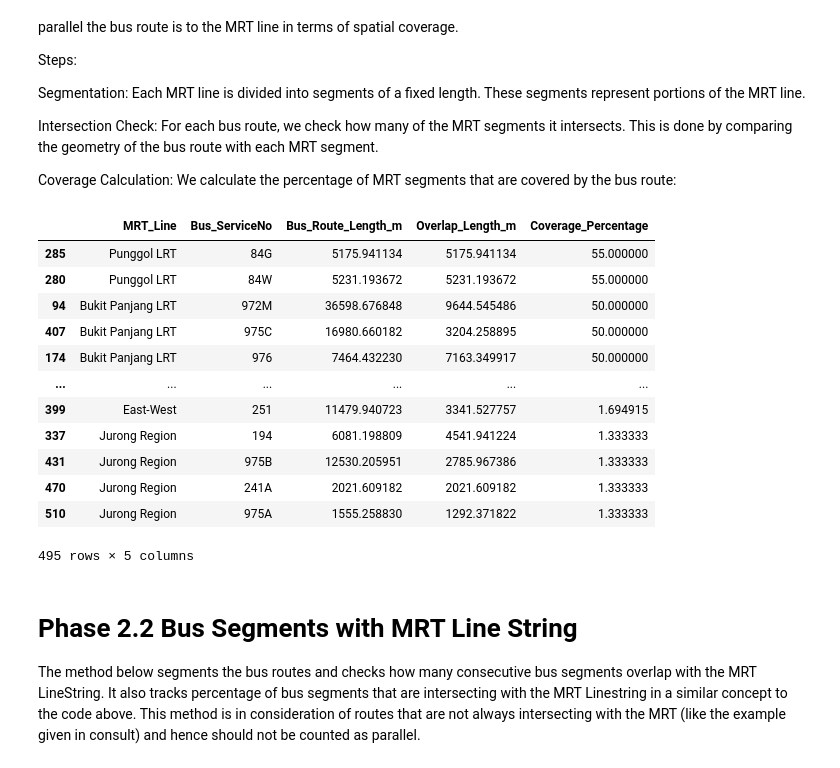
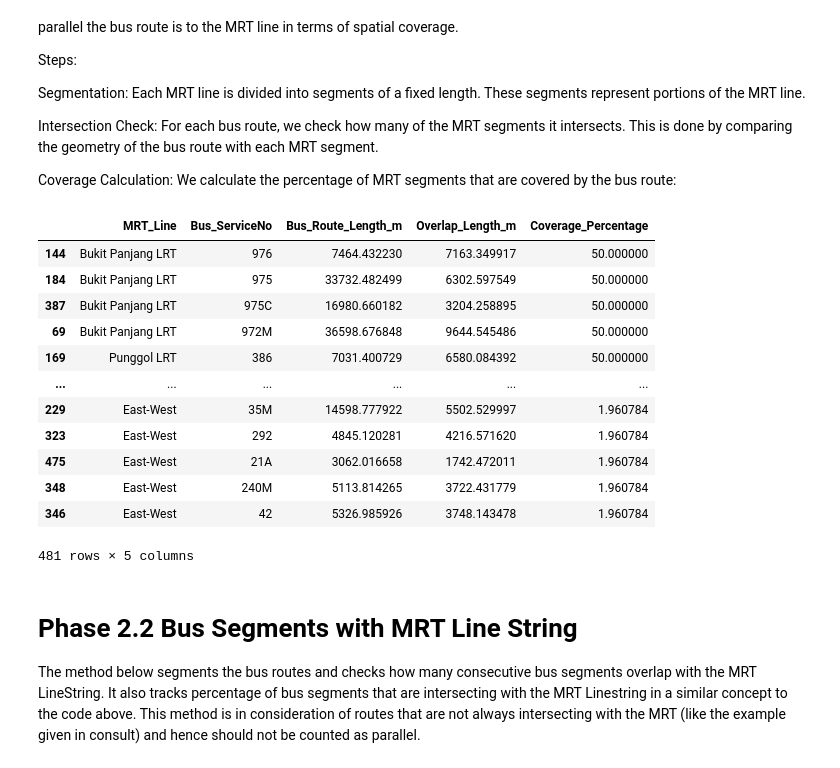
Before and after one commit to ajjajjajjajj/dsa4264-lta-geospatial, a Jupyter notebook: Parallel_Route.ipynb, the cells around one changed output. Drawn from its saved outputs; the diff is of its cells as text; code cells hidden in the pictures.

Commit message:
Update geospatial analysis for new MRT Linestrings

```diff
--- a/Parallel_Route.ipynb
+++ b/Parallel_Route.ipynb
@@ -364,0 +400,16 @@ else:
+# %%
+## Create Linestring for MRT without station info
+mrt_linestrings_only = {}
+for line_name, line_data in line_strings_per_station_line.items():
+    if len(line_strings_per_station_line[line_name]) == 1:
+        mrt_line = line_data[0]['LineString']
+        mrt_linestrings_only[line_name] = mrt_line  # Store the line
+
+    elif len(line_strings_per_station_line[line_name]) >= 1:
+
+        all_lines = [line_data[i]['LineString'] for i in range(len(line_strings_per_station_line[line_name]))]
+        # Union all LineStrings into a single geometry
+        combined_mrt_line = unary_union(all_lines)
+        mrt_linestrings_only[line_name] = combined_mrt_line # Store the combined line
+
+mrt_linestrings_only['East-West']
@@ -473,9 +596,21 @@ bus_routes_lines = bus_routes_lines.to_crs(epsg=32648)
 mrt_buffers = {}  # Dictionary to store buffers for each MRT line
 
 for line_name, line_data in line_strings_per_station_line.items():
-    mrt_line = line_data['LineString']
-    mrt_buffer = mrt_line.buffer(buffer_distance)  # Create a buffer around the MRT line
-    mrt_buffers[line_name] = mrt_buffer  # Store the buffer
+    if len(line_strings_per_station_line[line_name]) == 1:
+        mrt_line = line_data[0]['LineString']
+        mrt_buffer = mrt_line.buffer(buffer_distance)  # Create a buffer around the MRT line
+        mrt_buffers[line_name] = mrt_buffer  # Store the buffer
+
+    elif len(line_strings_per_station_line[line_name]) >= 1:
+
+        all_lines = [line_data[i]['LineString'] for i in range(len(line_strings_per_station_line[line_name]))]
+
+        # Union all LineStrings into a single geometry
+        combined_mrt_line = unary_union(all_lines)
+
+        mrt_buffer = combined_mrt_line.buffer(buffer_distance)  # Create a buffer around the MRT line
+        mrt_buffers[line_name] = mrt_buffer  # Store the buffer
+
 
 #Check if any bus route is near any MRT line buffer
 overlap_results = []
@@ -542,7 +677,7 @@ for idx, row in overlap_df_unique.iterrows():
     ].geometry.iloc[0]
 
     # Fetch the MRT Line geometry
-    mrt_line = line_strings_per_station_line[row['MRT_Line']]['LineString']
+    mrt_line = mrt_linestrings_only[row['MRT_Line']]
 
     # Segment the MRT line
     mrt_segments = segment_line_by_distance(mrt_line, 1000)  # EDIT
@@ -553,45 +688,45 @@ for idx, row in overlap_df_unique.iterrows():
 
     for segment in mrt_segments:
         if bus_geometry.intersects(segment):  # Check if the bus route intersects the MRT segment
             covered_segments += 1
 
     # Calculate the percentage of MRT segments covered by the bus route
     coverage_percentage = (covered_segments / total_segments) * 100 if total_segments > 0 else 0
 
     # Append the result to the list
     segment_coverage_results.append({
         'MRT_Line': row['MRT_Line'],
         'Bus_ServiceNo': row['Bus_ServiceNo'],
         'Bus_Route_Length_m': row['Bus_Route_Length_m'],
         'Overlap_Length_m': row['Overlap_Length_m'],
         'Coverage_Percentage': coverage_percentage
     })
 
 # Convert the results to a DataFrame
 segment_coverage_df = pd.DataFrame(segment_coverage_results)
 
 # Filter the DataFrame to only include rows with a Coverage_Percentage > 0
 segment_coverage_df_filtered = segment_coverage_df[segment_coverage_df['Coverage_Percentage'] > 0]
 
 # Sort by coverage percentage in descending order
 segment_coverage_df_sorted = segment_coverage_df_filtered.sort_values(by='Coverage_Percentage', ascending=False)
 
 # Output the final DataFrame
 segment_coverage_df_sorted
 # %% [output]
 |  | MRT_Line | Bus_ServiceNo | Bus_Route_Length_m | Overlap_Length_m | Coverage_Percentage |
-| 285 | Punggol LRT | 84G | 5175.941134 | 5175.941134 | 55.000000 |
-| 280 | Punggol LRT | 84W | 5231.193672 | 5231.193672 | 55.000000 |
-| 94 | Bukit Panjang LRT | 972M | 36598.676848 | 9644.545486 | 50.000000 |
-| 407 | Bukit Panjang LRT | 975C | 16980.660182 | 3204.258895 | 50.000000 |
-| 174 | Bukit Panjang LRT | 976 | 7464.432230 | 7163.349917 | 50.000000 |
+| 144 | Bukit Panjang LRT | 976 | 7464.432230 | 7163.349917 | 50.000000 |
+| 184 | Bukit Panjang LRT | 975 | 33732.482499 | 6302.597549 | 50.000000 |
+| 387 | Bukit Panjang LRT | 975C | 16980.660182 | 3204.258895 | 50.000000 |
+| 69 | Bukit Panjang LRT | 972M | 36598.676848 | 9644.545486 | 50.000000 |
+| 169 | Punggol LRT | 386 | 7031.400729 | 6580.084392 | 50.000000 |
 | ... | ... | ... | ... | ... | ... |
-| 399 | East-West | 251 | 11479.940723 | 3341.527757 | 1.694915 |
-| 337 | Jurong Region | 194 | 6081.198809 | 4541.941224 | 1.333333 |
-| 431 | Jurong Region | 975B | 12530.205951 | 2785.967386 | 1.333333 |
-| 470 | Jurong Region | 241A | 2021.609182 | 2021.609182 | 1.333333 |
-| 510 | Jurong Region | 975A | 1555.258830 | 1292.371822 | 1.333333 |
+| 229 | East-West | 35M | 14598.777922 | 5502.529997 | 1.960784 |
+| 323 | East-West | 292 | 4845.120281 | 4216.571620 | 1.960784 |
+| 475 | East-West | 21A | 3062.016658 | 1742.472011 | 1.960784 |
+| 348 | East-West | 240M | 5113.814265 | 3722.431779 | 1.960784 |
+| 346 | East-West | 42 | 5326.985926 | 3748.143478 | 1.960784 |
-495 rows × 5 columns
+481 rows × 5 columns
 # %% [markdown]
 # Phase 2.2 Bus Segments with MRT Line String
 
```
Also changed, not shown: parts of 14 cells of this notebook.
